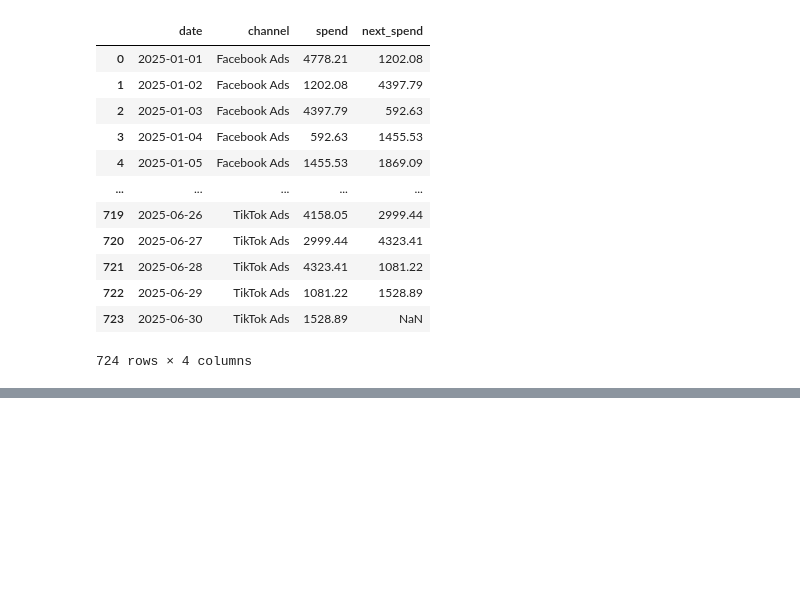
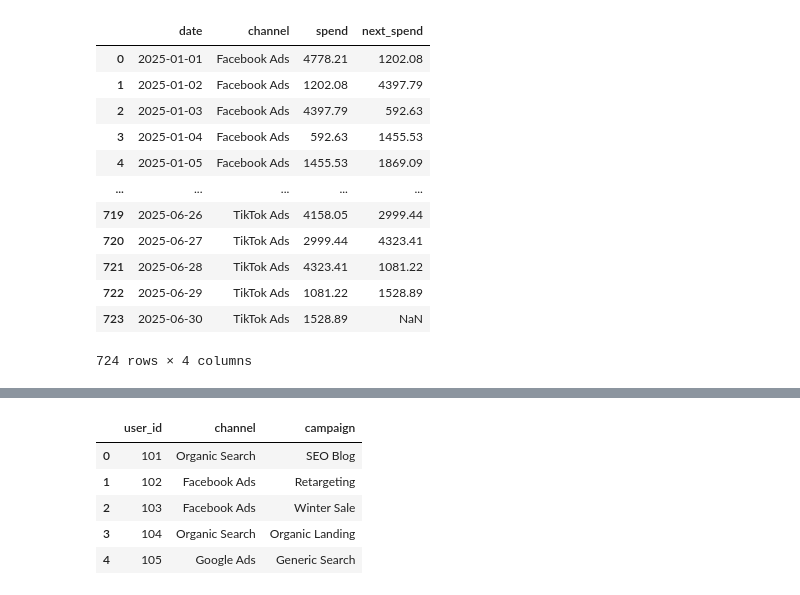
Before and after one commit to MarySabestine/Multi-Touch-Marketing-Attribution-ROI-Dashboard, a Jupyter notebook: notebook/SQL_Analysis.ipynb, the cells around one changed output, grey strips where cells are left out. Cells and saved outputs as stored; diff of their text form; code cells hidden in the pictures; blank space fills up the shorter version.

```diff
--- a/notebook/SQL_Analysis.ipynb
+++ b/notebook/SQL_Analysis.ipynb
@@ -509,0 +617,31 @@ pd.read_sql(query, conn)
+# %%
+#Last-Click Attribution (This gives the last touchpoint before the user's final interaction)
+query = """
+WITH last_touch AS (
+    SELECT
+        user_id,
+        channel,
+        campaign,
+        conversion,
+        ROW_NUMBER() OVER (
+            PARTITION BY user_id
+            ORDER BY timestamp DESC
+        ) AS rn
+    FROM customer_journey
+)
+SELECT
+    user_id,
+    channel,
+    campaign
+FROM last_touch
+WHERE rn = 1;
+"""
+
+pd.read_sql(query, conn)
+# %% [output]
+|  | user_id | channel | campaign |
+| 0 | 101 | Organic Search | SEO Blog |
+| 1 | 102 | Facebook Ads | Retargeting |
+| 2 | 103 | Facebook Ads | Winter Sale |
+| 3 | 104 | Organic Search | Organic Landing |
+| 4 | 105 | Google Ads | Generic Search |
```
Also changed, not shown: parts of 7 cells of this notebook.
